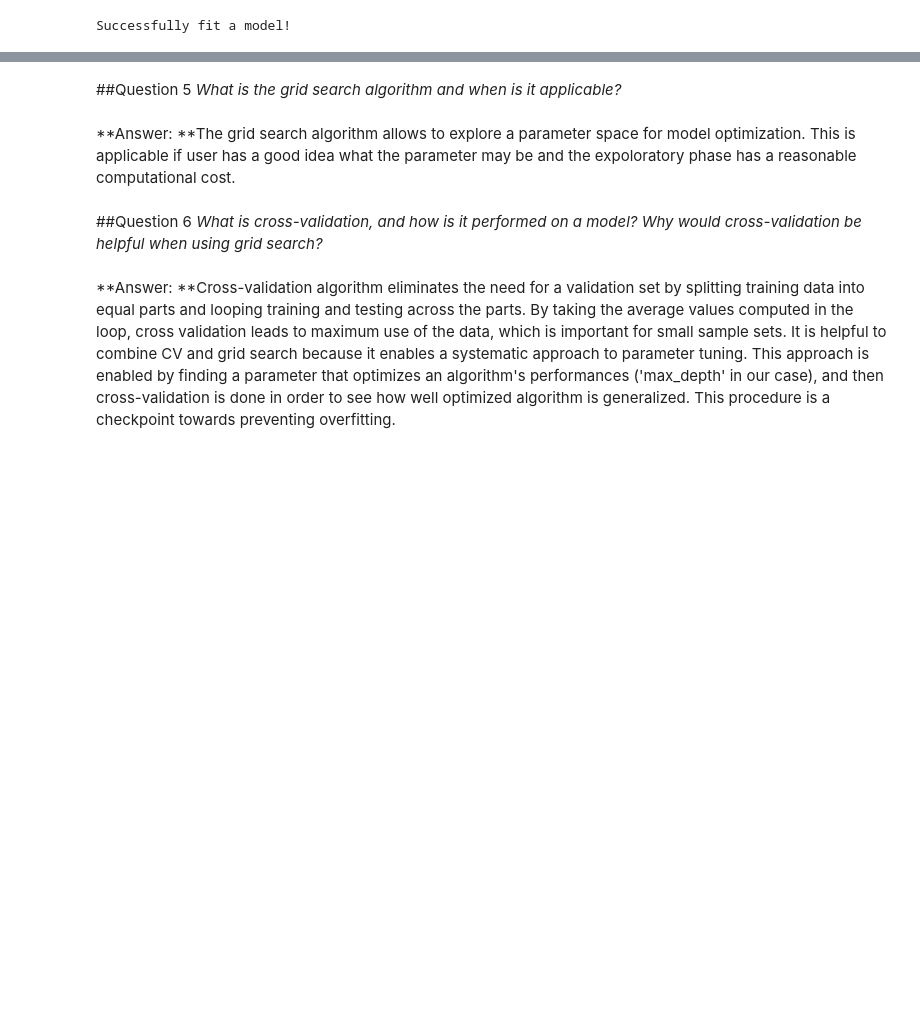
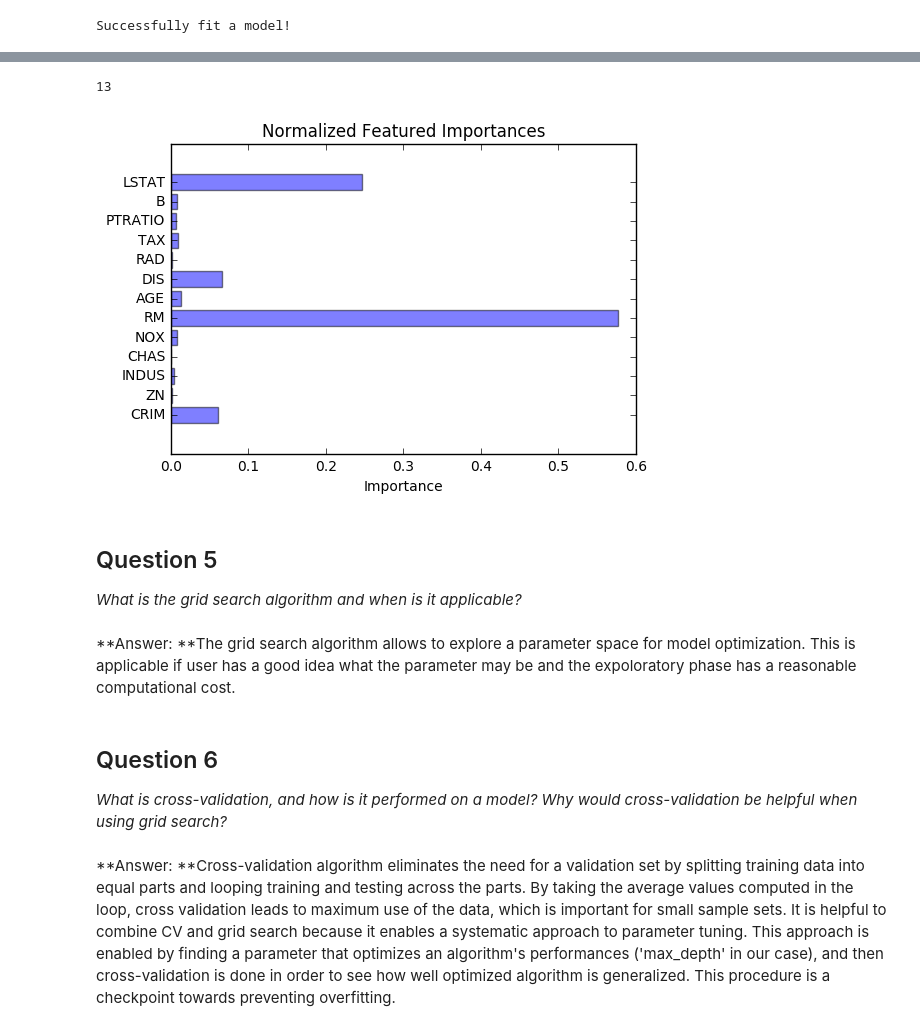
Before and after one commit to orlando-trejo/machine-learning-nanodegree, a Jupyter notebook: projects/boston-house-prices/boston_housing.ipynb, the cells around one changed output, grey strips where cells are left out. Saved outputs shown, nothing was run; the diff lists cells and outputs as text; code cells hidden in the pictures; blank space fills up the shorter version.

```diff
--- a/projects/boston-house-prices/boston_housing.ipynb
+++ b/projects/boston-house-prices/boston_housing.ipynb
@@ -214,16 +259,16 @@ def fit_model(X, y):
     parameters = {'max_depth':(1,2,3,4,5,6,7,8,9,10)}
 
     # Make an appropriate scoring function
-    scoring_function = make_scorer(mean_squared_error, greater_is_better = False)
+    scorer = make_scorer(mean_squared_error, greater_is_better=False)
 
     # Make the GridSearchCV object
-    reg = GridSearchCV(regressor, parameters, scoring_function)
+    model = GridSearchCV(regressor, parameters, scorer)
 
     # Fit the learner to the data to obtain the optimal model with tuned parameters
-    reg.fit(X, y)
+    model = model.fit(X,y)
 
     # Return the optimal model
-    return reg
+    return model
 
 
 # Test fit_model on entire dataset
@@ -237,10 +285,27 @@ Successfully fit a model!
+# %%
+# Find feature importances with best model
+best_model = DecisionTreeRegressor(**reg.best_params_)
+best_model = best_model.fit(X_train, y_train)
+importances = best_model.feature_importances_
+print(len(feature_names[:-1]))
+# Create bar plot
+y_pos = np.arange(len(feature_names[:-1]))
+plt.barh(y_pos, importances, align='center', alpha=0.5)
+plt.yticks(y_pos, feature_names)
+plt.xlabel('Importance')
+plt.title('Normalized Featured Importances')
+
+plt.show()
+# %% [output]
+13
+[figure, added]
 # %% [markdown]
-##Question 5
+## Question 5
 *What is the grid search algorithm and when is it applicable?*
 # %% [markdown]
 **Answer: **The grid search algorithm allows to explore a parameter space for model optimization. This is applicable if user has a good idea what the parameter may be and the expoloratory phase has a reasonable computational cost.
 # %% [markdown]
-##Question 6
+## Question 6
 *What is cross-validation, and how is it performed on a model? Why would cross-validation be helpful when using grid search?*
 # %% [markdown]
 **Answer: **Cross-validation algorithm eliminates the need for a validation set by splitting training data into equal parts and looping training and testing across the parts. By taking the average values computed in the loop, cross validation leads to maximum use of the data, which is important for small sample sets. It is helpful to combine CV and grid search because it enables a systematic approach to parameter tuning. This approach is enabled by finding a parameter that optimizes an algorithm's performances ('max_depth' in our case), and then cross-validation is done in order to see how well optimized algorithm is generalized. This procedure is a checkpoint towards preventing overfitting.
```
Also changed, not shown: parts of 30 cells of this notebook.
